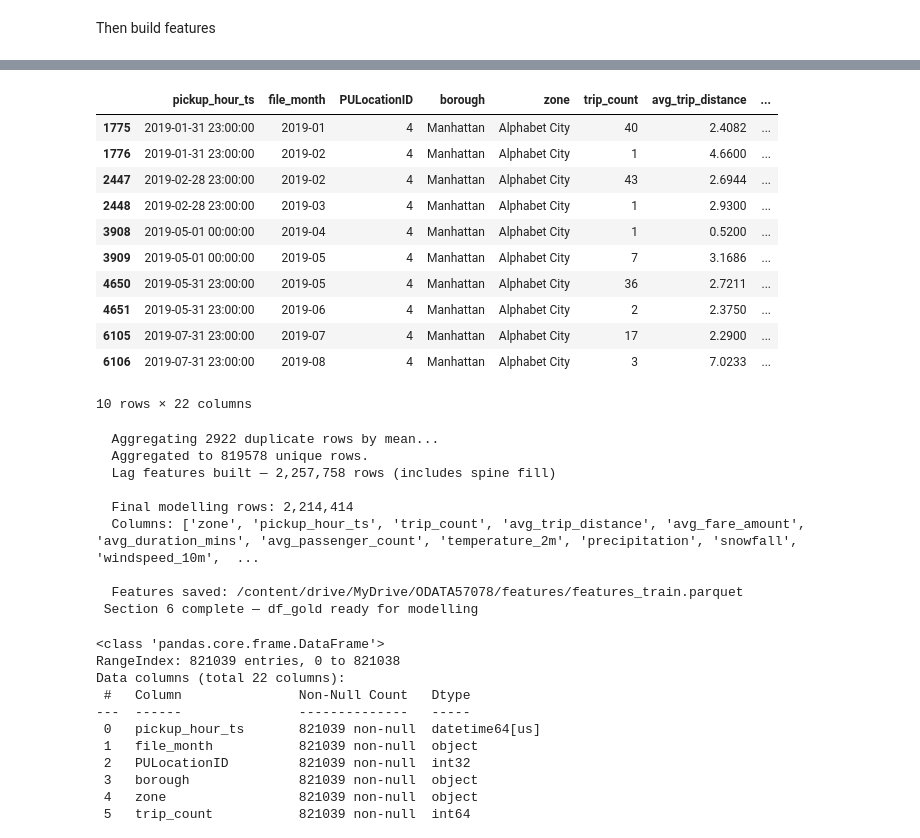
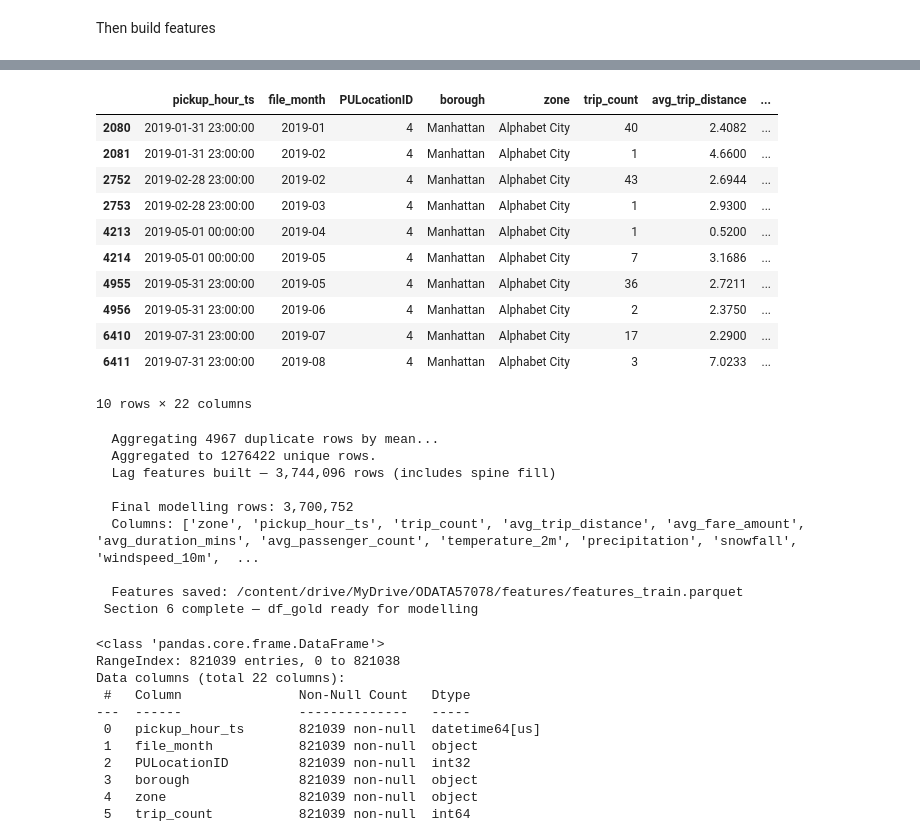
Before and after one commit to aislam2346/aislam, a Jupyter notebook: NYC_Taxi_Pipeline_Clean_v2.ipynb, the cells around one changed output, grey strips where cells are left out. Cells and saved outputs as stored; diff of their text form; code cells hidden in the pictures.

```diff
--- a/NYC_Taxi_Pipeline_Clean_v2.ipynb
+++ b/NYC_Taxi_Pipeline_Clean_v2.ipynb
@@ -26,8 +26,7 @@ from sklearn.metrics import mean_absolute_error, mean_squared_error
 
 # ── Paths ─────────────────────────────────────────────────────────────────────
 # Raw parquet files — where TLC files live on your Drive
-PARQUET_DIR_2019 = Path("/content/drive/MyDrive/ODATA57078/nyc_taxi_data_2019")
-PARQUET_DIR_2020 = Path("/content/drive/MyDrive/ODATA57078/nyc_taxi_data_2020")
+PARQUET_DIR = Path("/content/drive/MyDrive/ODATA57078/nyc_taxi_parquet_files")
 
 # Support files
 ZONE_LOOKUP_PATH = Path("/content/drive/MyDrive/ODATA57078/taxi_zone_lookup.csv")
@@ -61,10 +60,10 @@ MONTHS_TO_INGEST = [
     '2019-04', '2019-05', '2019-06',
     '2019-07', '2019-08', '2019-09',
     '2019-10', '2019-11', '2019-12',
-    # '2020-01', '2020-02', '2020-03',   # uncomment when ready
-    # '2020-04', '2020-05', '2020-06',
-    # '2020-07', '2020-08', '2020-09',
-    # '2020-10', '2020-11', '2020-12',
+    '2020-01', '2020-02', '2020-03',
+    '2020-04', '2020-05', '2020-06',
+    '2020-07', '2020-08', '2020-09',
+    '2020-10', '2020-11', '2020-12',
 ]
 
 # ── Plot style ────────────────────────────────────────────────────────────────
@@ -674,7 +672,7 @@ bootstrap_schema(con)
 # Fetch weather first — covers all months in one API call
 ingest_weather(con, start_date='2019-01-01', end_date='2020-12-31')
 
-PARQUET_DRIVE = PARQUET_DIR_2019   # change to PARQUET_DIR_2020 for 2020 months
+PARQUET_DRIVE = PARQUET_DIR
 
 for month in MONTHS_TO_INGEST:
     print(f"\n{'='*55}")
@@ -873,7 +878,8 @@ Then build features
 # ── Load and build features ───────────────────────────────────────────────────
 TRAIN_MONTHS = [
     '2019-01', '2019-02', '2019-03', '2019-04', '2019-05', '2019-06',
-    '2019-07', '2019-08', '2019-09',
+    '2019-07', '2019-08', '2019-09','2019-10', '2019-11', '2019-12',
+    '2020-01','2020-02','2020-03'
 ]
 
 df_gold = load_gold(TRAIN_MONTHS)
@@ -897,20 +903,20 @@ print(" Section 6 complete — df_gold ready for modelling")
 |  | pickup_hour_ts | file_month | PULocationID | borough | zone | trip_count | avg_trip_distance | ... |
-| 1775 | 2019-01-31 23:00:00 | 2019-01 | 4 | Manhattan | Alphabet City | 40 | 2.4082 | ... |
-| 1776 | 2019-01-31 23:00:00 | 2019-02 | 4 | Manhattan | Alphabet City | 1 | 4.6600 | ... |
-| 2447 | 2019-02-28 23:00:00 | 2019-02 | 4 | Manhattan | Alphabet City | 43 | 2.6944 | ... |
-| 2448 | 2019-02-28 23:00:00 | 2019-03 | 4 | Manhattan | Alphabet City | 1 | 2.9300 | ... |
-| 3908 | 2019-05-01 00:00:00 | 2019-04 | 4 | Manhattan | Alphabet City | 1 | 0.5200 | ... |
-| 3909 | 2019-05-01 00:00:00 | 2019-05 | 4 | Manhattan | Alphabet City | 7 | 3.1686 | ... |
-| 4650 | 2019-05-31 23:00:00 | 2019-05 | 4 | Manhattan | Alphabet City | 36 | 2.7211 | ... |
-| 4651 | 2019-05-31 23:00:00 | 2019-06 | 4 | Manhattan | Alphabet City | 2 | 2.3750 | ... |
-| 6105 | 2019-07-31 23:00:00 | 2019-07 | 4 | Manhattan | Alphabet City | 17 | 2.2900 | ... |
-| 6106 | 2019-07-31 23:00:00 | 2019-08 | 4 | Manhattan | Alphabet City | 3 | 7.0233 | ... |
+| 2080 | 2019-01-31 23:00:00 | 2019-01 | 4 | Manhattan | Alphabet City | 40 | 2.4082 | ... |
+| 2081 | 2019-01-31 23:00:00 | 2019-02 | 4 | Manhattan | Alphabet City | 1 | 4.6600 | ... |
+| 2752 | 2019-02-28 23:00:00 | 2019-02 | 4 | Manhattan | Alphabet City | 43 | 2.6944 | ... |
+| 2753 | 2019-02-28 23:00:00 | 2019-03 | 4 | Manhattan | Alphabet City | 1 | 2.9300 | ... |
+| 4213 | 2019-05-01 00:00:00 | 2019-04 | 4 | Manhattan | Alphabet City | 1 | 0.5200 | ... |
+| 4214 | 2019-05-01 00:00:00 | 2019-05 | 4 | Manhattan | Alphabet City | 7 | 3.1686 | ... |
+| 4955 | 2019-05-31 23:00:00 | 2019-05 | 4 | Manhattan | Alphabet City | 36 | 2.7211 | ... |
+| 4956 | 2019-05-31 23:00:00 | 2019-06 | 4 | Manhattan | Alphabet City | 2 | 2.3750 | ... |
+| 6410 | 2019-07-31 23:00:00 | 2019-07 | 4 | Manhattan | Alphabet City | 17 | 2.2900 | ... |
+| 6411 | 2019-07-31 23:00:00 | 2019-08 | 4 | Manhattan | Alphabet City | 3 | 7.0233 | ... |
 10 rows × 22 columns
-  Aggregating 2922 duplicate rows by mean...
-  Aggregated to 819578 unique rows.
-  Lag features built — 2,257,758 rows (includes spine fill)
+  Aggregating 4967 duplicate rows by mean...
+  Aggregated to 1276422 unique rows.
+  Lag features built — 3,744,096 rows (includes spine fill)
 
-  Final modelling rows: 2,214,414
+  Final modelling rows: 3,700,752
   Columns: ['zone', 'pickup_hour_ts', 'trip_count', 'avg_trip_distance', 'avg_fare_amount', 'avg_duration_mins', 'avg_passenger_count', 'temperature_2m', 'precipitation', 'snowfall', 'windspeed_10m',  ...
 
   Features saved: /content/drive/MyDrive/ODATA57078/features/features_train.parquet
```
Also changed, not shown: parts of 9 cells of this notebook.
